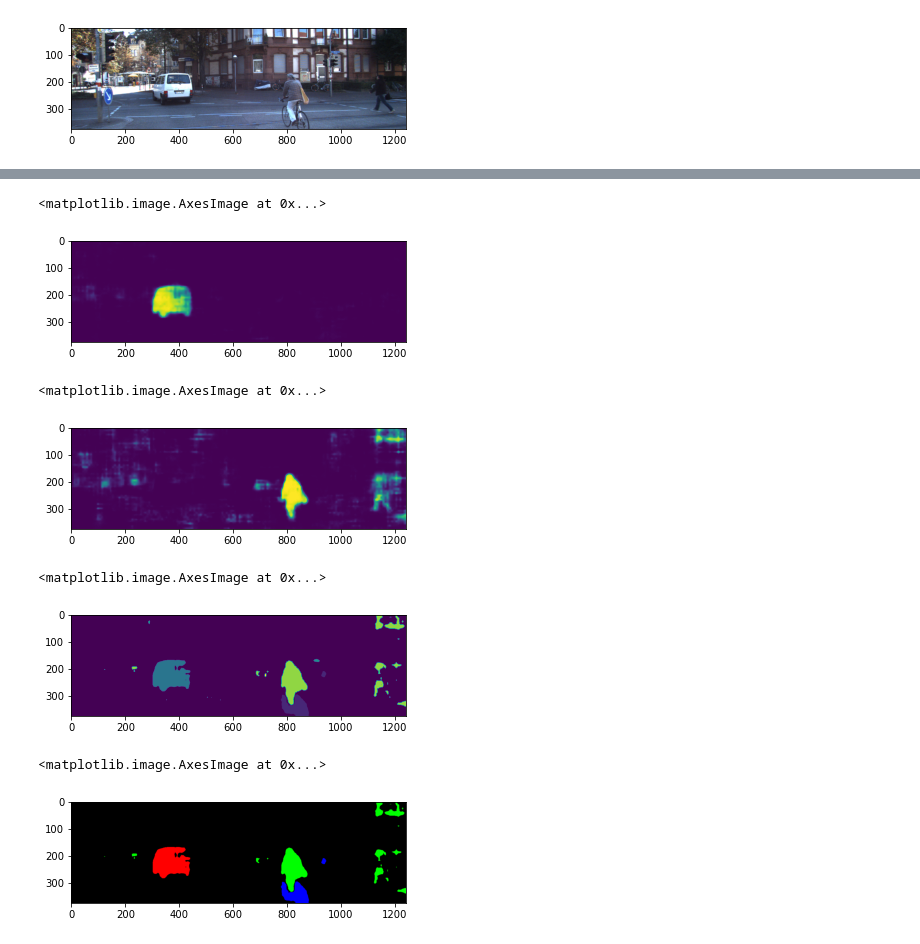
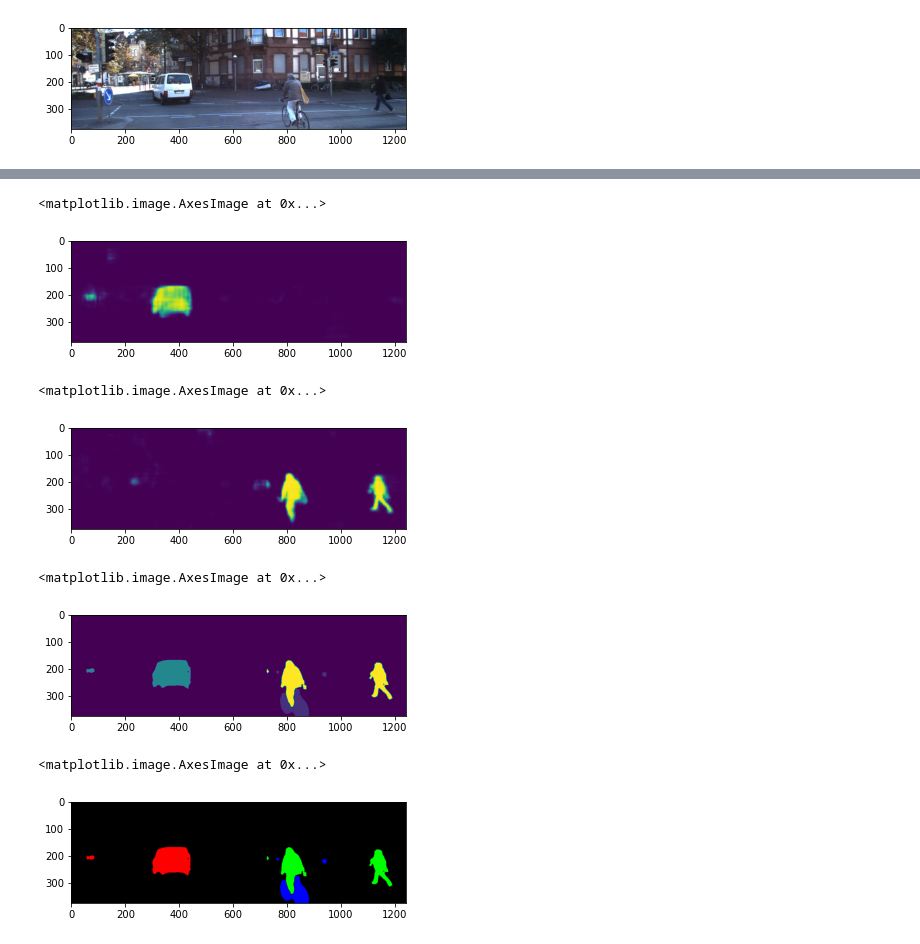
Before and after one commit to cds-mipt/raai_summer_school_cv_2021, a Jupyter notebook: pytorch_inference/notebooks/model_inference.ipynb, the cells around one changed output, grey strips where cells are left out. Saved outputs shown, nothing was run; the diff lists cells and outputs as text; code cells hidden in the pictures.

```diff
--- a/pytorch_inference/notebooks/model_inference.ipynb
+++ b/pytorch_inference/notebooks/model_inference.ipynb
@@ -219,6 +225,6 @@ with torch.no_grad():
 # %%
 with torch.no_grad():
-    logits = classifier(batch)
+    logits = classifier_q(batch)
 # %%
 topk = torch.topk(logits, 5)
 # %%
@@ -239,7 +245,10 @@ chimpanzee
 # %% [markdown]
 ## Семантическая сегментация
 # %%
-segmentator = fcn_resnet50(pretrained=True)
+segmentator = fcn_resnet50(pretrained=True).eval()
+# %%
+if torch.cuda.is_available():
+    segmentator = segmentator.cuda()
 # %%
 image = cv2.imread('../imgs/kitti.png')
 image = cv2.cvtColor(image, cv2.COLOR_BGR2RGB)
@@ -259,6 +268,9 @@ image_tensor = (image_tensor - mean) / std
 image_tensor = image_tensor.permute(2, 0, 1)
 # %%
 batch = image_tensor.unsqueeze(0)
+# %%
+if torch.cuda.is_available():
+    batch = batch.cuda()
 # %%
 %%timeit
 with torch.no_grad():
@@ -276,22 +288,22 @@ probs = torch.softmax(logits['aux'][0], 0)
 with open('coco_clsidx_to_labels.json', 'r') as f:
     coco_clsidx_to_labels = json.load(f)
 # %%
-plt.imshow(probs[coco_clsidx_to_labels.index('car')])
+plt.imshow(probs.cpu()[coco_clsidx_to_labels.index('car')])
 # %% [output]
 <matplotlib.image.AxesImage at 0x...>
-[figure, old version]
+[figure, new version]
 # %%
-plt.imshow(probs[coco_clsidx_to_labels.index('person')])
+plt.imshow(probs.cpu()[coco_clsidx_to_labels.index('person')])
 # %% [output]
 <matplotlib.image.AxesImage at 0x...>
-[figure, old version]
+[figure, new version]
 # %%
 classes = probs.argmax(dim=0) * (probs.max(dim=0).values > 0.5)
 # %%
-plt.imshow(classes)
+plt.imshow(classes.cpu())
 # %% [output]
 <matplotlib.image.AxesImage at 0x...>
-[figure, old version]
+[figure, new version]
 # %%
 rgb_pallete = np.array([
     [0, 0, 0],
@@ -317,7 +329,7 @@ rgb_pallete = np.array([
     [0, 0, 0]
 ])
 # %%
-plt.imshow(rgb_pallete[classes])
+plt.imshow(rgb_pallete[classes.cpu()])
 # %% [output]
 <matplotlib.image.AxesImage at 0x...>
-[figure, old version]
+[figure, new version]
```
Also changed, not shown: parts of 9 cells of this notebook.
